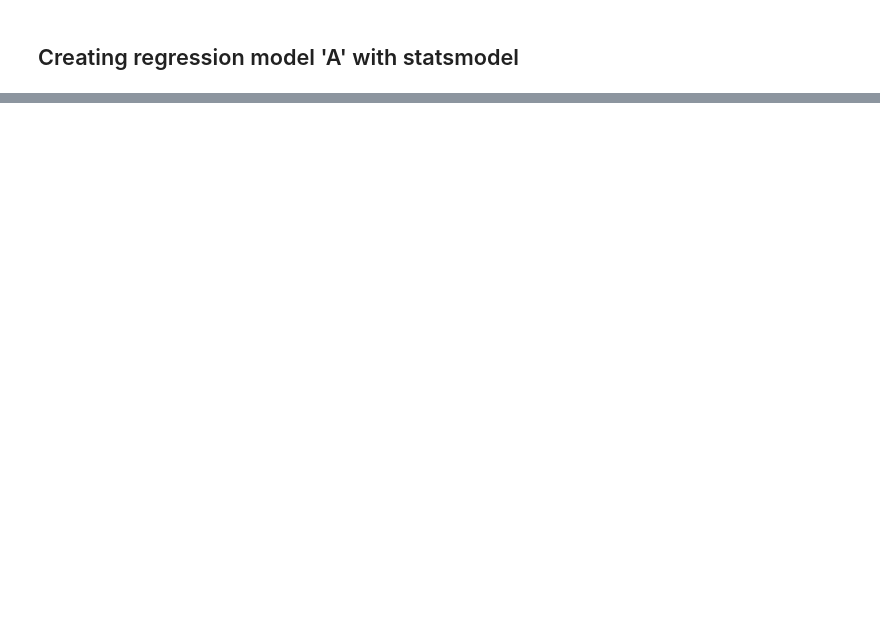
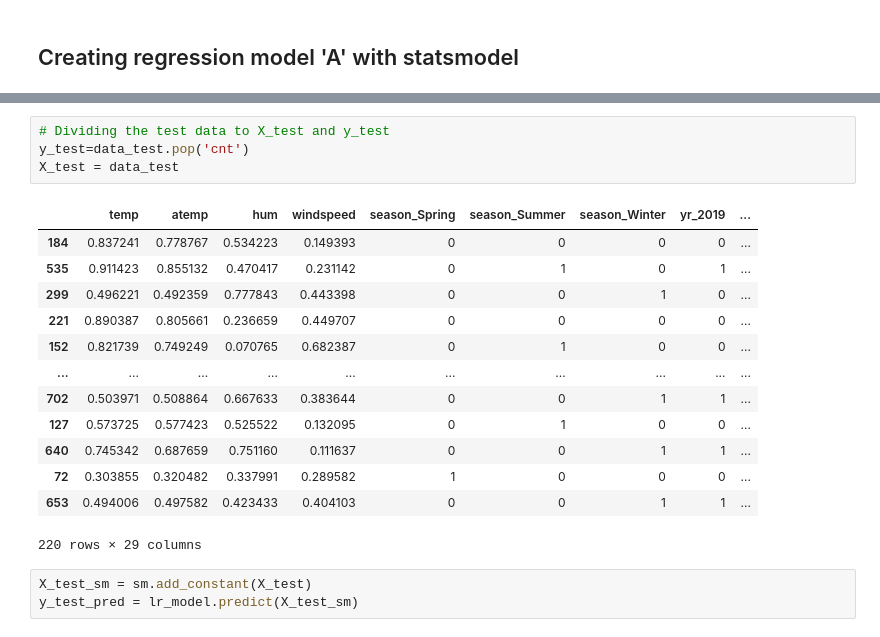
Before and after one commit to Manishk018/upgrad-workspace, a Jupyter notebook: bike sharing/assignment.ipynb, the cells around one changed output, grey strips where cells are left out. Cells and saved outputs as stored; diff of their text form; blank space fills up the shorter version.

```diff
--- a/bike sharing/assignment.ipynb
+++ b/bike sharing/assignment.ipynb
@@ -535,0 +613,21 @@ vif
+# %%
+# Dividing the test data to X_test and y_test
+y_test=data_test.pop('cnt')
+X_test = data_test
+# %% [output]
+|  | temp | atemp | hum | windspeed | season_Spring | season_Summer | season_Winter | yr_2019 | ... |
+| 184 | 0.837241 | 0.778767 | 0.534223 | 0.149393 | 0 | 0 | 0 | 0 | ... |
+| 535 | 0.911423 | 0.855132 | 0.470417 | 0.231142 | 0 | 1 | 0 | 1 | ... |
+| 299 | 0.496221 | 0.492359 | 0.777843 | 0.443398 | 0 | 0 | 1 | 0 | ... |
+| 221 | 0.890387 | 0.805661 | 0.236659 | 0.449707 | 0 | 0 | 0 | 0 | ... |
+| 152 | 0.821739 | 0.749249 | 0.070765 | 0.682387 | 0 | 1 | 0 | 0 | ... |
+| ... | ... | ... | ... | ... | ... | ... | ... | ... | ... |
+| 702 | 0.503971 | 0.508864 | 0.667633 | 0.383644 | 0 | 0 | 1 | 1 | ... |
+| 127 | 0.573725 | 0.577423 | 0.525522 | 0.132095 | 0 | 1 | 0 | 0 | ... |
+| 640 | 0.745342 | 0.687659 | 0.751160 | 0.111637 | 0 | 0 | 1 | 1 | ... |
+| 72 | 0.303855 | 0.320482 | 0.337991 | 0.289582 | 1 | 0 | 0 | 0 | ... |
+| 653 | 0.494006 | 0.497582 | 0.423433 | 0.404103 | 0 | 0 | 1 | 1 | ... |
+220 rows × 29 columns
+# %%
+X_test_sm = sm.add_constant(X_test)
+y_test_pred = lr_model.predict(X_test_sm)
```
Also changed, not shown: parts of 30 cells of this notebook.
